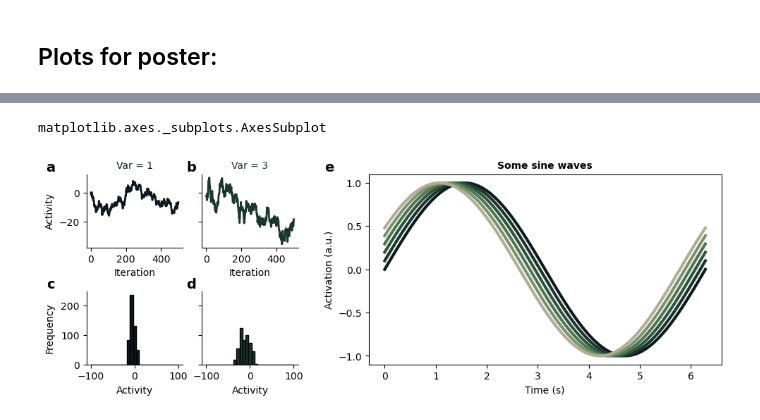
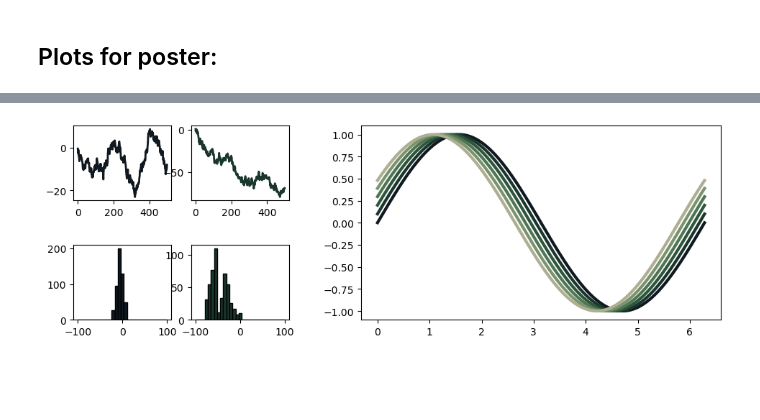
Before and after one commit to vdplasthijs/reproducible_figures, a Jupyter notebook: tutorial/Tutorial appendix B: Bringing everything together.ipynb, the cells around one changed output, grey strips where cells are left out. Saved outputs shown, nothing was run; the diff lists cells and outputs as text; code cells hidden in the pictures; blank space fills up the shorter version.

Commit message:
final fig for poster

```diff
--- a/tutorial/Tutorial appendix B: Bringing everything together.ipynb
+++ b/tutorial/Tutorial appendix B: Bringing everything together.ipynb
@@ -154,14 +133,11 @@ ax_data = important_plot(data=data)
-# %%
-type(ax_data)
-# %% [output]
-matplotlib.axes._subplots.AxesSubplot
 # %%
 plot_axes = True
 plot_content = True
-plot_extra = True
+plot_extra = False
+save_fig = True
 # %%
 ## Make figure:
-
+np.random.seed(2)
 fig = plt.figure(constrained_layout=False,  # False better when customising grids
                  figsize=(10, 3))  # width x height in inches
 
@@ -183,42 +159,47 @@ if plot_content:
         curr_alpha = 1 #- i_sin / 7  # set alpha (or transparency) of plot
         curr_colour = colours_misc_dict[i_sin]  # fetch colour from dict
         tut.plot_sin_one_period(ax=ax_sine, phase=i_sin / 10,
-                                alpha=curr_alpha, colour=curr_colour)  # add sinus plot to top panel
-
+                                alpha=curr_alpha, colour=curr_colour,
+                                plot_labels=plot_extra if i_sin == 0 else False)  # add sine plot to ax_sine
     ## Add brownian motion
     for col in range(n_cols_brown):
         curr_var = 1 + col * 2 # increase variance per plot
         tut.plot_brown_proc(ax_trace=ax_brown[0][col], ax_hist=ax_brown[1][col],
-                            var=curr_var,
+                            var=curr_var, plot_labels=plot_extra,
                             colour=colours_misc_dict[col], plot_ylabel=(col == 0))
 
 if plot_extra:
     for row in range(n_rows_brown):
         rfv.equal_lims_n_axs(ax_list=list(ax_brown[row].values()))  # set lims equal for all columns, for the two rows separately.
         for col in range(n_cols_brown):
             curr_var = 1 + col * 2 # increase variance per plot
             curr_ax = ax_brown[row][col]
             rfv.despine(curr_ax)  # remove top and right spines
 
             if row == 0:
                 curr_ax.set_title(f'Var = {curr_var}', c=colours_misc_dict[col])
             if col > 0 :
                 rfv.remove_yticklabels(curr_ax)
 
-        rfv.equal_lims_n_axs(ax_list=list(ax_brown[i_row].values()))  # set lims equal for all columns, for the two rows separately.
-
     fig.align_ylabels(axs=[ax_brown[0][0], ax_brown[1][0]])  # align the ylabels across all plots that align on the left side of the fig
 
     ax_sine.set_yticks([-1, -0.5, 0, 0.5, 1])  # set yticks for sine plot4
+    ax_sine.set_xlim([0, 2 * np.pi])
 
     plt.draw()
     for i_ax, curr_ax in enumerate(rfv.concat_all_dict_values_into_list(ax_brown) + [ax_sine]):
         rfv.add_panel_label(ax=curr_ax, label_ind=i_ax, label_letter=None,
                             uppercase=False, fig=fig, fontsize=14,
                             method_placement='labels',
                             )
 
-# if save_fig:
-#     plt.savefig('generated_figures/Example_rep_fig.pdf', bbox_inches='tight')
+
+    ax_sine.arrow(x=-1, y=0.8, dx=2, dy=-0.2,
+                  clip_on=False, zorder=20,
+                  width=0.05, facecolor='m')
+
+
+if save_fig:
+    plt.savefig('generated_figures/Example_rep_fig_poster_content.svg', bbox_inches='tight')
 # %% [output]
-[figure, old version]
+[figure, new version]
```
Also changed, not shown: parts of 3 cells of this notebook, 5 other files.
